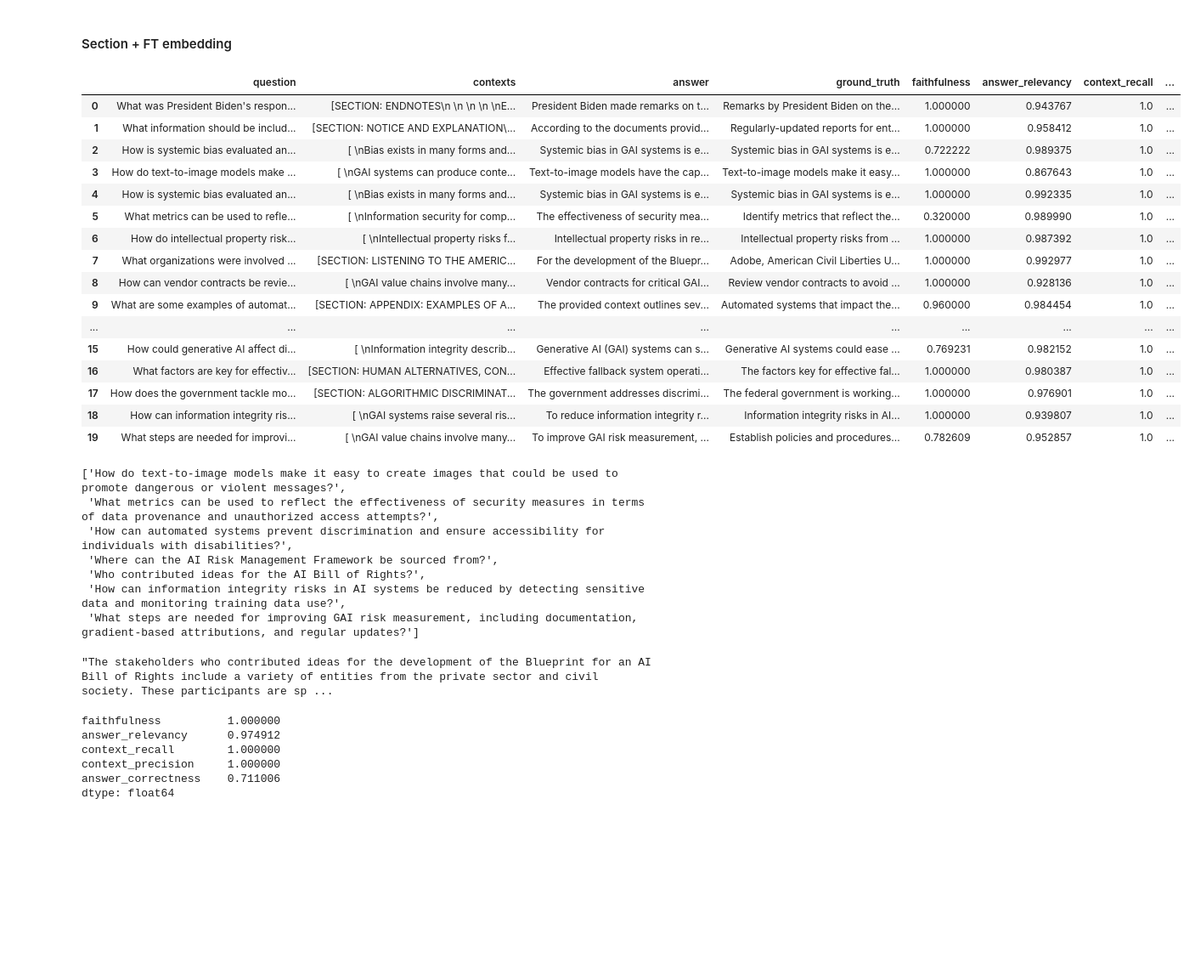
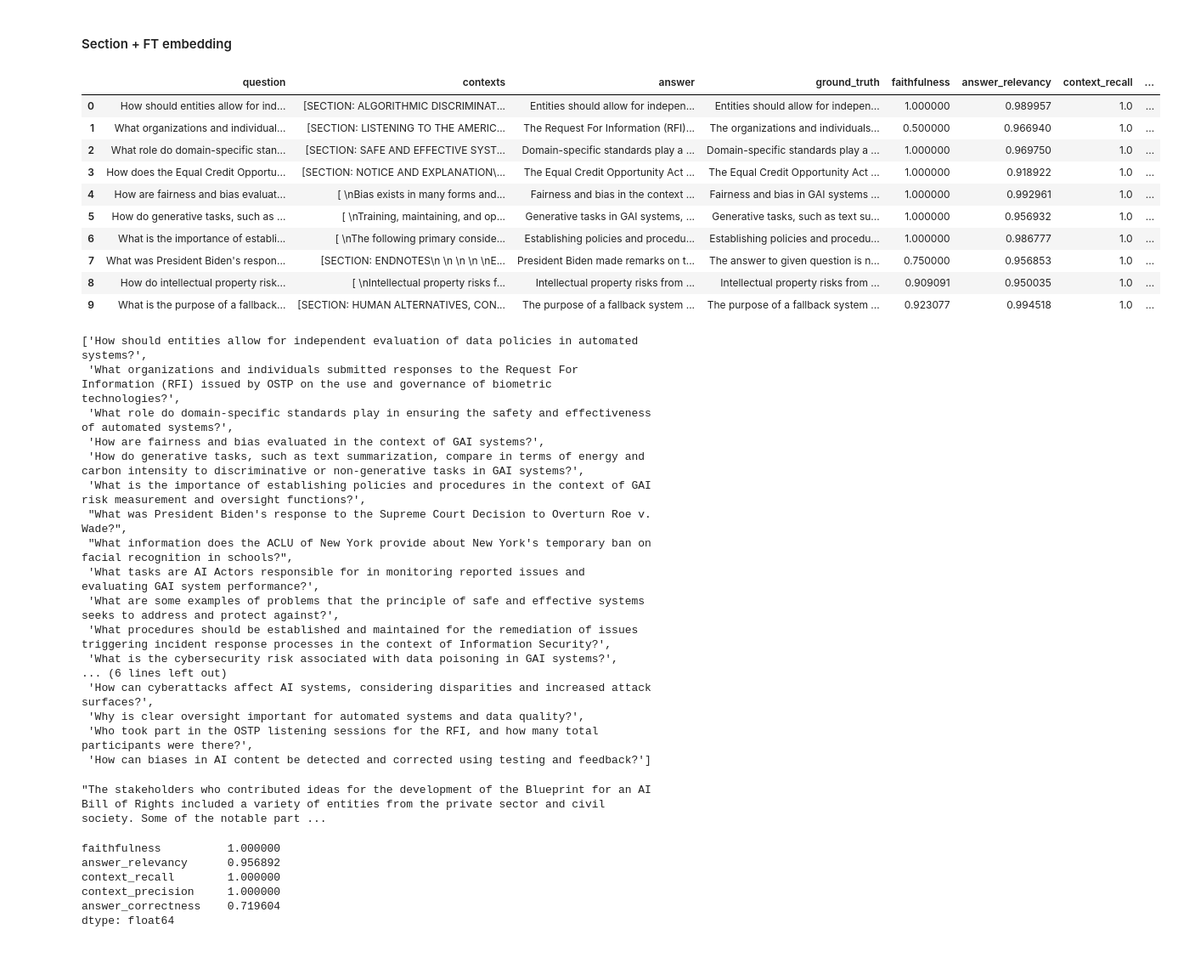
Before and after one commit to aaronsmoss3/aie4_midterm, a Jupyter notebook: midterm.ipynb, the cells around one changed output. Shown at 85% size. Drawn from its saved outputs; the diff is of its cells as text; code cells hidden in the pictures; blank space fills up the shorter version.

```diff
--- a/midterm.ipynb
+++ b/midterm.ipynb
@@ -293,3 +295,5 @@ save_docs_to_jsonl(sem_documents,'sem_documents.jsonl')
+# %%
+sem_documents = load_docs_from_jsonl('sem_documents.jsonl')
 # %% [markdown]
 ## Embedding chunks
 # %%
@@ -447,4 +447,4 @@ distributions = {
     reasoning: 0.1
 }
 # %%
-testset = generator.generate_with_langchain_docs(full_docs, 200, distributions, with_debugging_logs=True)
+testset = generator.generate_with_langchain_docs(full_docs, 60, distributions, with_debugging_logs=True)
@@ -886,57 +876,61 @@ for question in test_questions:
 # %%
 from datasets import Dataset
 
 response_dataset_2 = Dataset.from_dict({
     "question" : test_questions,
     "answer" : answers,
     "contexts" : contexts,
     "ground_truth" : test_groundtruths
 })
 results2 = evaluate(response_dataset_2, metrics)
 results_df_ft2 = results2.to_pandas()
-results_df_ft2
+results_df_ft2.head(10)
 # %% [output]
 |  | question | contexts | answer | ground_truth | faithfulness | answer_relevancy | context_recall | ... |
-| 0 | What was President Biden's respon... | [SECTION: ENDNOTES\n \n \n \n \nE... | President Biden made remarks on t... | Remarks by President Biden on the... | 1.000000 | 0.943767 | 1.0 | ... |
-| 1 | What information should be includ... | [SECTION: NOTICE AND EXPLANATION\... | According to the documents provid... | Regularly-updated reports for ent... | 1.000000 | 0.958412 | 1.0 | ... |
-| 2 | How is systemic bias evaluated an... | [ \nBias exists in many forms and... | Systemic bias in GAI systems is e... | Systemic bias in GAI systems is e... | 0.722222 | 0.989375 | 1.0 | ... |
-| 3 | How do text-to-image models make ... | [ \nGAI systems can produce conte... | Text-to-image models have the cap... | Text-to-image models make it easy... | 1.000000 | 0.867643 | 1.0 | ... |
-| 4 | How is systemic bias evaluated an... | [ \nBias exists in many forms and... | Systemic bias in GAI systems is e... | Systemic bias in GAI systems is e... | 1.000000 | 0.992335 | 1.0 | ... |
-| 5 | What metrics can be used to refle... | [ \nInformation security for comp... | The effectiveness of security mea... | Identify metrics that reflect the... | 0.320000 | 0.989990 | 1.0 | ... |
-| 6 | How do intellectual property risk... | [ \nIntellectual property risks f... | Intellectual property risks in re... | Intellectual property risks from ... | 1.000000 | 0.987392 | 1.0 | ... |
-| 7 | What organizations were involved ... | [SECTION: LISTENING TO THE AMERIC... | For the development of the Bluepr... | Adobe, American Civil Liberties U... | 1.000000 | 0.992977 | 1.0 | ... |
-| 8 | How can vendor contracts be revie... | [ \nGAI value chains involve many... | Vendor contracts for critical GAI... | Review vendor contracts to avoid ... | 1.000000 | 0.928136 | 1.0 | ... |
-| 9 | What are some examples of automat... | [SECTION: APPENDIX: EXAMPLES OF A... | The provided context outlines sev... | Automated systems that impact the... | 0.960000 | 0.984454 | 1.0 | ... |
-| ... | ... | ... | ... | ... | ... | ... | ... | ... |
-| 15 | How could generative AI affect di... | [ \nInformation integrity describ... | Generative AI (GAI) systems can s... | Generative AI systems could ease ... | 0.769231 | 0.982152 | 1.0 | ... |
-| 16 | What factors are key for effectiv... | [SECTION: HUMAN ALTERNATIVES, CON... | Effective fallback system operati... | The factors key for effective fal... | 1.000000 | 0.980387 | 1.0 | ... |
-| 17 | How does the government tackle mo... | [SECTION: ALGORITHMIC DISCRIMINAT... | The government addresses discrimi... | The federal government is working... | 1.000000 | 0.976901 | 1.0 | ... |
-| 18 | How can information integrity ris... | [ \nGAI systems raise several ris... | To reduce information integrity r... | Information integrity risks in AI... | 1.000000 | 0.939807 | 1.0 | ... |
-| 19 | What steps are needed for improvi... | [ \nGAI value chains involve many... | To improve GAI risk measurement, ... | Establish policies and procedures... | 0.782609 | 0.952857 | 1.0 | ... |
+| 0 | How should entities allow for ind... | [SECTION: ALGORITHMIC DISCRIMINAT... | Entities should allow for indepen... | Entities should allow for indepen... | 1.000000 | 0.989957 | 1.0 | ... |
+| 1 | What organizations and individual... | [SECTION: LISTENING TO THE AMERIC... | The Request For Information (RFI)... | The organizations and individuals... | 0.500000 | 0.966940 | 1.0 | ... |
+| 2 | What role do domain-specific stan... | [SECTION: SAFE AND EFFECTIVE SYST... | Domain-specific standards play a ... | Domain-specific standards play a ... | 1.000000 | 0.969750 | 1.0 | ... |
+| 3 | How does the Equal Credit Opportu... | [SECTION: NOTICE AND EXPLANATION\... | The Equal Credit Opportunity Act ... | The Equal Credit Opportunity Act ... | 1.000000 | 0.918922 | 1.0 | ... |
+| 4 | How are fairness and bias evaluat... | [ \nBias exists in many forms and... | Fairness and bias in the context ... | Fairness and bias in GAI systems ... | 1.000000 | 0.992961 | 1.0 | ... |
+| 5 | How do generative tasks, such as ... | [ \nTraining, maintaining, and op... | Generative tasks in GAI systems, ... | Generative tasks, such as text su... | 1.000000 | 0.956932 | 1.0 | ... |
+| 6 | What is the importance of establi... | [ \nThe following primary conside... | Establishing policies and procedu... | Establishing policies and procedu... | 1.000000 | 0.986777 | 1.0 | ... |
+| 7 | What was President Biden's respon... | [SECTION: ENDNOTES\n \n \n \n \nE... | President Biden made remarks on t... | The answer to given question is n... | 0.750000 | 0.956853 | 1.0 | ... |
+| 8 | How do intellectual property risk... | [ \nIntellectual property risks f... | Intellectual property risks from ... | Intellectual property risks from ... | 0.909091 | 0.950035 | 1.0 | ... |
+| 9 | What is the purpose of a fallback... | [SECTION: HUMAN ALTERNATIVES, CON... | The purpose of a fallback system ... | The purpose of a fallback system ... | 0.923077 | 0.994518 | 1.0 | ... |
 # %%
 results_df_ft2[results_df_ft2['answer_correctness']<.6]['question'].to_list()
 # %% [output]
-['How do text-to-image models make it easy to create images that could be used to promote dangerous or violent messages?',
- 'What metrics can be used to reflect the effectiveness of security measures in terms of data provenance and unauthorized access attempts?',
- 'How can automated systems prevent discrimination and ensure accessibility for individuals with disabilities?',
- 'Where can the AI Risk Management Framework be sourced from?',
- 'Who contributed ideas for the AI Bill of Rights?',
- 'How can information integrity risks in AI systems be reduced by detecting sensitive data and monitoring training data use?',
- 'What steps are needed for improving GAI risk measurement, including documentation, gradient-based attributions, and regular updates?']
+['How should entities allow for independent evaluation of data policies in automated systems?',
+ 'What organizations and individuals submitted responses to the Request For Information (RFI) issued by OSTP on the use and governance of biometric technologies?',
+ 'What role do domain-specific standards play in ensuring the safety and effectiveness of automated systems?',
+ 'How are fairness and bias evaluated in the context of GAI systems?',
+ 'How do generative tasks, such as text summarization, compare in terms of energy and carbon intensity to discriminative or non-generative tasks in GAI systems?',
+ 'What is the importance of establishing policies and procedures in the context of GAI risk measurement and oversight functions?',
+ "What was President Biden's response to the Supreme Court Decision to Overturn Roe v. Wade?",
+ "What information does the ACLU of New York provide about New York's temporary ban on facial recognition in schools?",
+ 'What tasks are AI Actors responsible for in monitoring reported issues and evaluating GAI system performance?',
+ 'What are some examples of problems that the principle of safe and effective systems seeks to address and protect against?',
+ 'What procedures should be established and maintained for the remediation of issues triggering incident response processes in the context of Information Security?',
+ 'What is the cybersecurity risk associated with data poisoning in GAI systems?',
+... (6 lines left out)
+ 'How can cyberattacks affect AI systems, considering disparities and increased attack surfaces?',
+ 'Why is clear oversight important for automated systems and data quality?',
+ 'Who took part in the OSTP listening sessions for the RFI, and how many total participants were there?',
+ 'How can biases in AI content be detected and corrected using testing and feedback?']
 # %%
 response = ft_retrieval_augmented_qa_chain.invoke({"question" : 'Who contributed ideas for the AI Bill of Rights? Tell me the names of stakeholders'})
 # %%
 response["response"].content
 # %% [output]
-"The stakeholders who contributed ideas for the development of the Blueprint for an AI Bill of Rights include a variety of entities from the private sector and civil society. These participants are sp ...
+"The stakeholders who contributed ideas for the development of the Blueprint for an AI Bill of Rights included a variety of entities from the private sector and civil society. Some of the notable part ...
 # %%
 results_df_ft2.iloc[:,4:].median()
 # %% [output]
 faithfulness          1.000000
-answer_relevancy      0.974912
+answer_relevancy      0.956892
 context_recall        1.000000
 context_precision     1.000000
-answer_correctness    0.711006
+answer_correctness    0.719604
 dtype: float64
 # %% [markdown]
 ###
```
Also changed, not shown: parts of 42 cells of this notebook, 1 other file.
